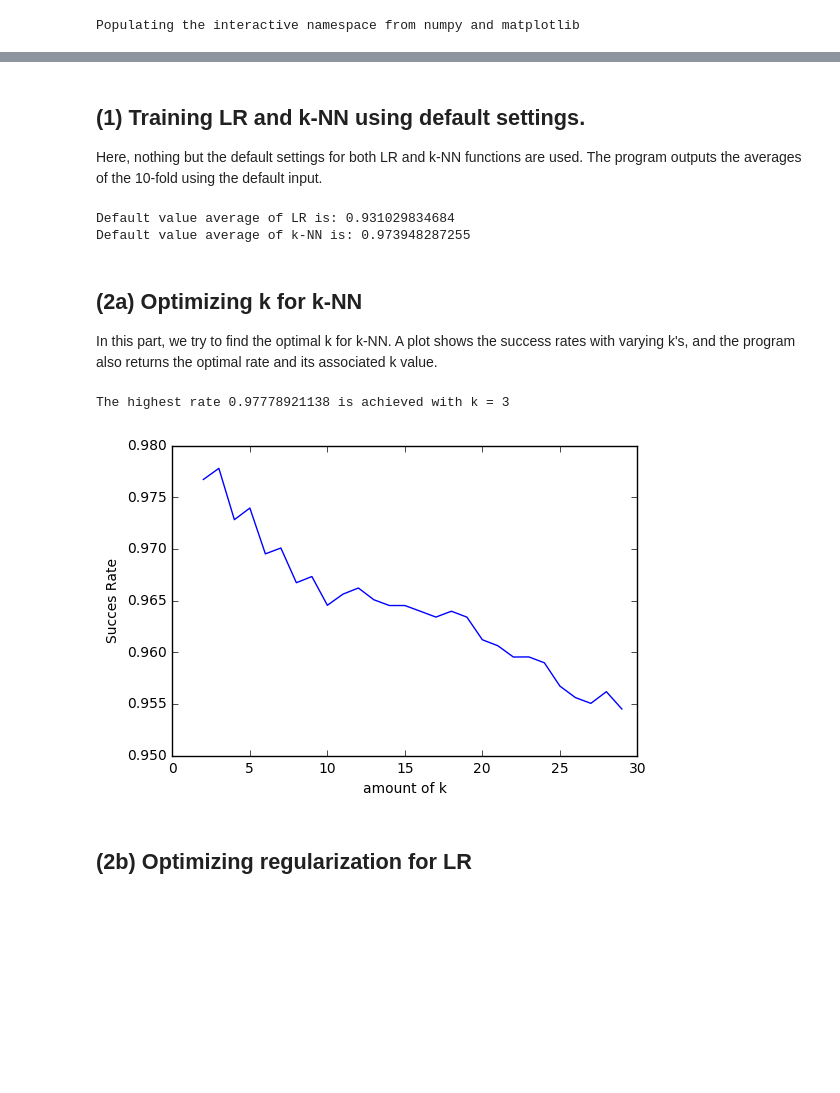
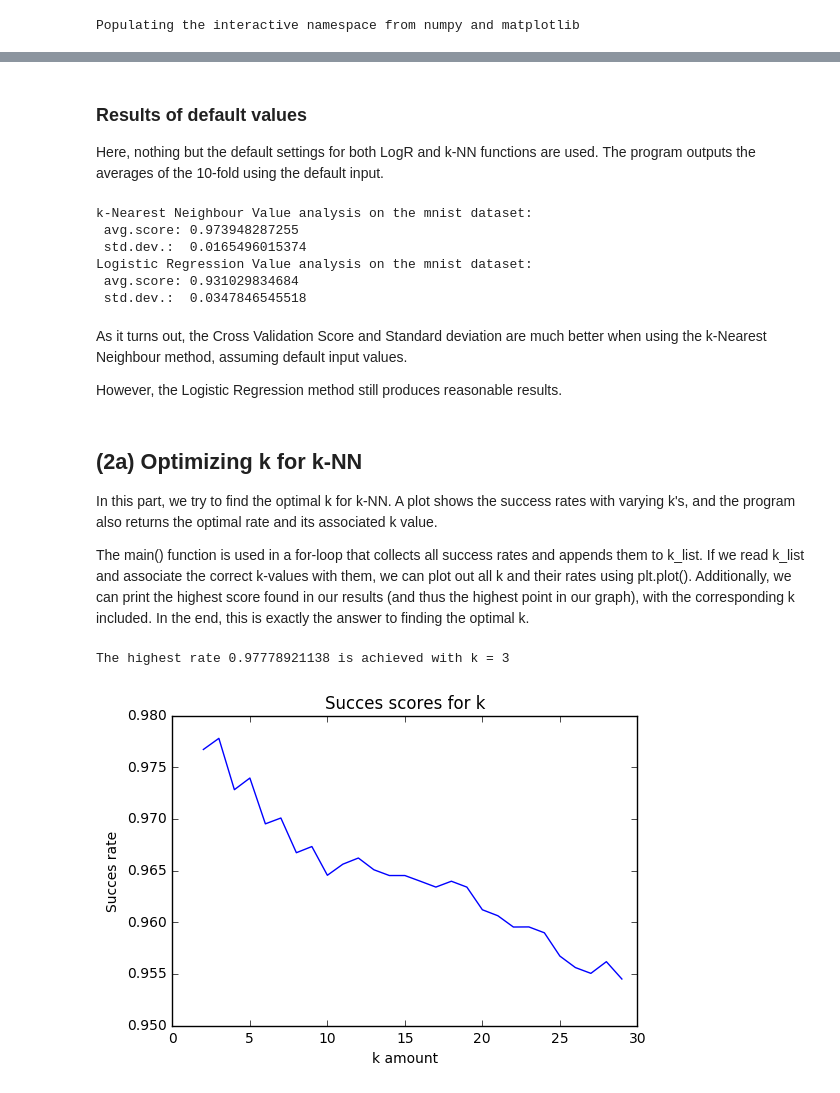
Before and after one commit to MarikWesterhof/Machine-Learning, a Jupyter notebook: Graded Assignment 2/gradedAss2-1.ipynb, the cells around one changed output, grey strips where cells are left out. Cells and saved outputs as stored; diff of their text form; code cells hidden in the pictures; blank space fills up the shorter version.

```diff
--- a/Graded Assignment 2/gradedAss2-1.ipynb
+++ b/Graded Assignment 2/gradedAss2-1.ipynb
@@ -82,47 +143,49 @@ Populating the interactive namespace from numpy and matplotlib
 # %% [markdown]
-## (1) Training LR and k-NN using default settings.
+### Results of default values
 
-Here, nothing but the default settings for both LR and k-NN functions are used. The program outputs the averages of the 10-fold using the default input.
+Here, nothing but the default settings for both LogR and k-NN functions are used. The program outputs the averages of the 10-fold using the default input.
-# %%
-# Main function that calculates the 10-fold Cross Validation.
-def CV_10Fold_defaultvalues(classifier,name):
-    model = classifier.fit(X_train_scaled, y_train_mnist)
-    print("Default value average of",name,"is:",(average(cross_val_score(model, X, y, cv=10))))
-
-lr = LogisticRegression()
-CV_10Fold_defaultvalues(lr,"LR")
-knn = KNeighborsClassifier()
-CV_10Fold_defaultvalues(knn,"k-NN")
-# %% [output]
-Default value average of LR is: 0.931029834684
-Default value average of k-NN is: 0.973948287255
+# %%
+# Apply logistic regression to both types
+print_defaults(KNeighborsClassifier(), "k-Nearest Neighbour", "mnist")
+print_defaults(LogisticRegression(), "Logistic Regression", "mnist")
+# %% [output]
+k-Nearest Neighbour Value analysis on the mnist dataset:
+ avg.score: 0.973948287255
+ std.dev.:  0.0165496015374
+Logistic Regression Value analysis on the mnist dataset:
+ avg.score: 0.931029834684
+ std.dev.:  0.0347846545518
+# %% [markdown]
+As it turns out, the Cross Validation Score and Standard deviation are much better when using the k-Nearest Neighbour method, assuming default input values.
+
+However, the Logistic Regression method still produces reasonable results.
 # %% [markdown]
 ## (2a) Optimizing k for k-NN
 
 In this part, we try to find the optimal k for k-NN. A plot shows the success rates with varying k's, and the program also returns the optimal rate and its associated k value.
+
+The main() function is used in a for-loop that collects all success rates and appends them to k_list. If we read k_list and associate the correct k-values with them, we can plot out all k and their rates using plt.plot(). Additionally, we can print the highest score found in our results (and thus the highest point in our graph), with the corresponding k included. In the end, this is exactly the answer to finding the optimal k.
 # %%
+# Make en empty list. The loop will fill this with the average value scores for each k.
 k_list = []
-# Main function that calculates the 10-fold Cross Validation.
-# Different from the previous one, this one appends the average value in a list for later use.
-def CV_10Fold(classifier):
-    model = classifier.fit(X_train_scaled, y_train_mnist)
-    k_list.append(average(cross_val_score(model, X, y, cv=10)))
 
-# A Loop that checks k's between 2 and 30
+# A Loop that checks k between 2 and 30 and prints it in k_list in increasing order.
 K = range(2,30)
 for i in K:
     knn = KNeighborsClassifier(n_neighbors = i)
-    CV_10Fold(knn)
+    main(knn, k_list, False, "mnist")
 
-# Make a plot for good visualization. The highest peak is the optimal average rate at that k
-plt.ylabel("Succes Rate")
-plt.xlabel("amount of k")
-plt.plot(range(2,30),k_list)
+# Save the maximum (that will be used multiple times) so the algorithm is faster
+max_k_list = max(k_list)
 
-#Pring the optimal average rate and its associated k value. (The +2 is because we start at k = 2, not k = 0.)
-print("The highest rate",max(k_list),"is achieved with k =",2+k_list.index(max(k_list)))
+# Makes a plot for good visualization. The highest peak is the optimal average rate at that k.
+plt.title("Succes scores for k")
+plt.ylabel("Succes rate")
+plt.xlabel("k amount")
+plt.plot(K,k_list)
+
+# Prints the optimal average rate and its associated k value.
+print("The highest rate", max_k_list, "is achieved with k =", K[k_list.index(max_k_list)])
 # %% [output]
 The highest rate 0.97778921138 is achieved with k = 3
-[figure, old version]
+[figure, new version]
-# %% [markdown]
-## (2b) Optimizing regularization for LR
```
Also changed, not shown: parts of 23 cells of this notebook.
